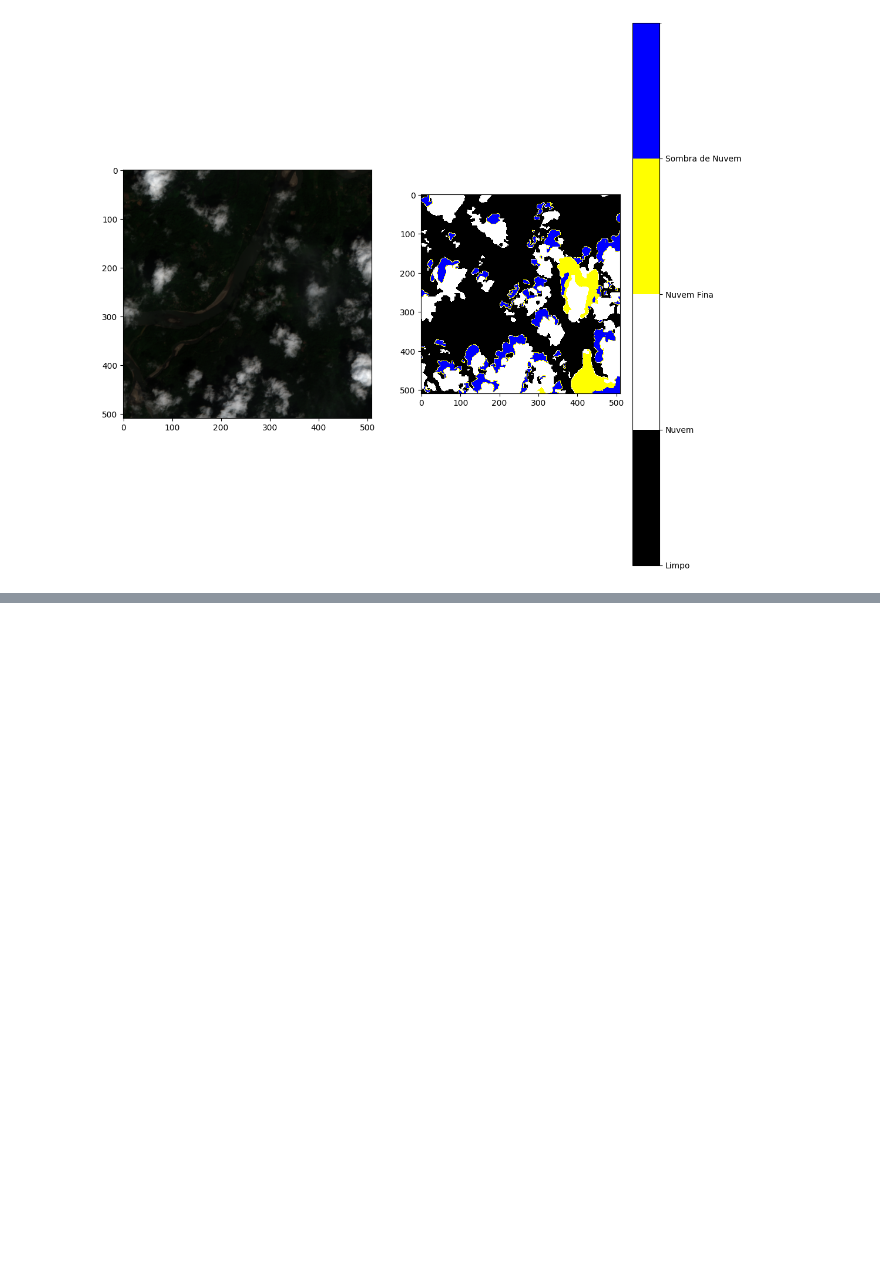
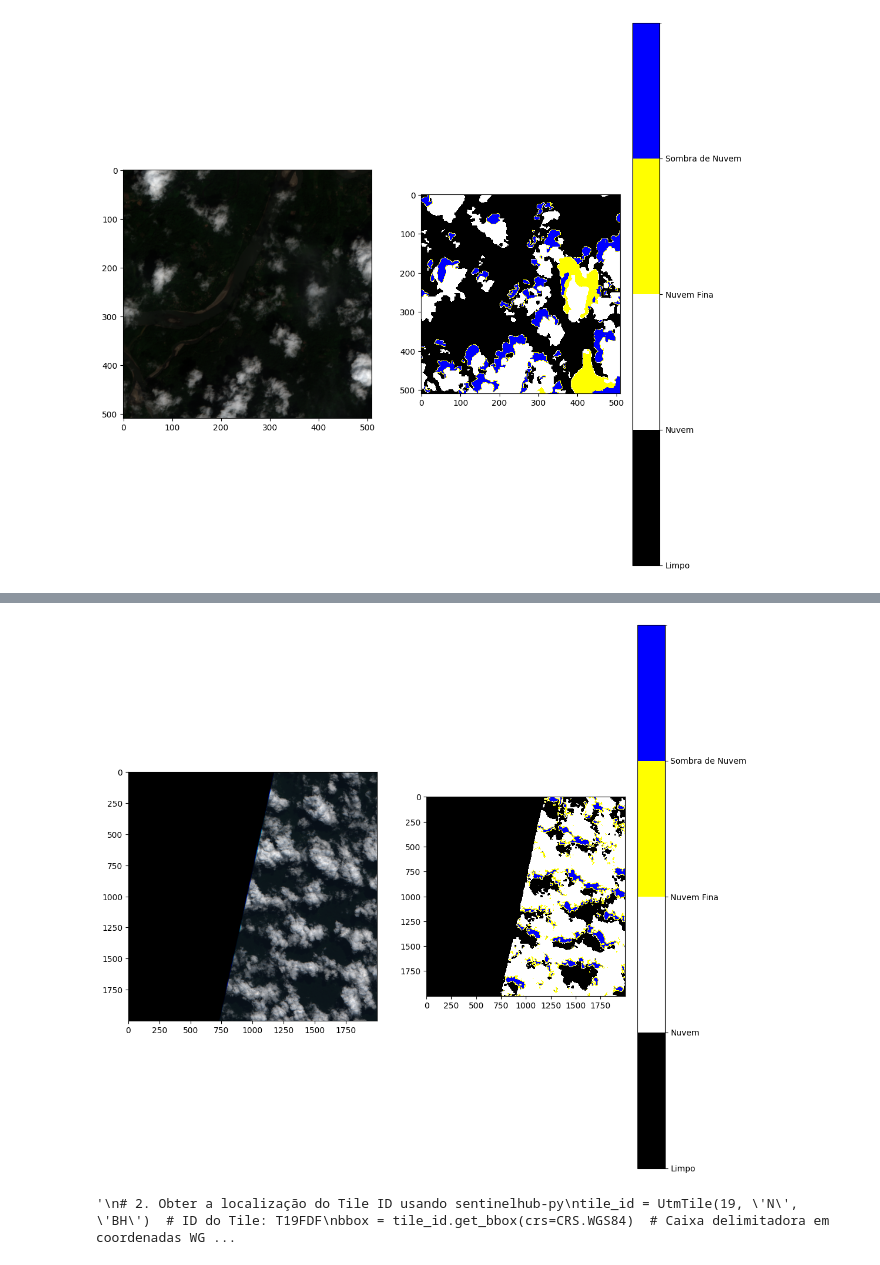
Before and after one commit to Alanbreno/Cloud-Detection-Tests, a Jupyter notebook: tests.ipynb, the cells around one changed output, grey strips where cells are left out. Cells and saved outputs as stored; diff of their text form; code cells hidden in the pictures; blank space fills up the shorter version.

```diff
--- a/tests.ipynb
+++ b/tests.ipynb
@@ -78,7 +78,9 @@ plt.show()
 import rasterio
 import matplotlib.pyplot as plt
 import geopandas as gpd
-from sentinelhub import BBox, CRS, UtmTile
+from sentinelhub import BBox, CRS
+import matplotlib.colors as mcolors
+import numpy as np
 
 def normalize_band(band):
         #band = (band + 1000) / 10000
@@ -87,7 +89,7 @@ def normalize_band(band):
         return ((band - band.min()) / (band.max() - band.min()))
 
 # 1. Abrir a imagem .tif usando rasterio
-file_path = "D:/CloudSEN12+/p2000/high/Imagens-Amazonia/20191023T151709_20191023T151705_T19NBH__ROI_0574.tif"
+file_path = "D:/CloudSEN12+/p2000/high/Imagens-Amazonia/20210618T141051_20210618T141046_T21NWB__ROI_3183.tif"
 
 with rasterio.open(file_path) as src:
     # Ler a primeira banda (ou qualquer banda específica)
@@ -112,7 +114,7 @@ with rasterio.open(file_path) as src:
     cbar = plt.colorbar(ticks=[0, 1, 2, 3])
     cbar.set_ticklabels(['Limpo', 'Nuvem', 'Nuvem Fina', 'Sombra de Nuvem'])
     plt.show()
-
+'''
 # 2. Obter a localização do Tile ID usando sentinelhub-py
 tile_id = UtmTile(19, 'N', 'BH')  # ID do Tile: T19FDF
 bbox = tile_id.get_bbox(crs=CRS.WGS84)  # Caixa delimitadora em coordenadas WGS84 (latitude e longitude)
@@ -143,4 +145,5 @@ plt.grid(True)
 
 # Mostrar o mapa
 plt.show()
+'''
 # %% [output]
@@ -147,0 +151,2 @@ ImportError: cannot import name 'UtmTile' from 'sentinelhub' (c:\Users\alanb\ana
+[figure, added]
+'\n# 2. Obter a localização do Tile ID usando sentinelhub-py\ntile_id = UtmTile(19, \'N\', \'BH\')  # ID do Tile: T19FDF\nbbox = tile_id.get_bbox(crs=CRS.WGS84)  # Caixa delimitadora em coordenadas WG ...
```
Also changed, not shown: parts of 5 cells of this notebook, 1 other file.
